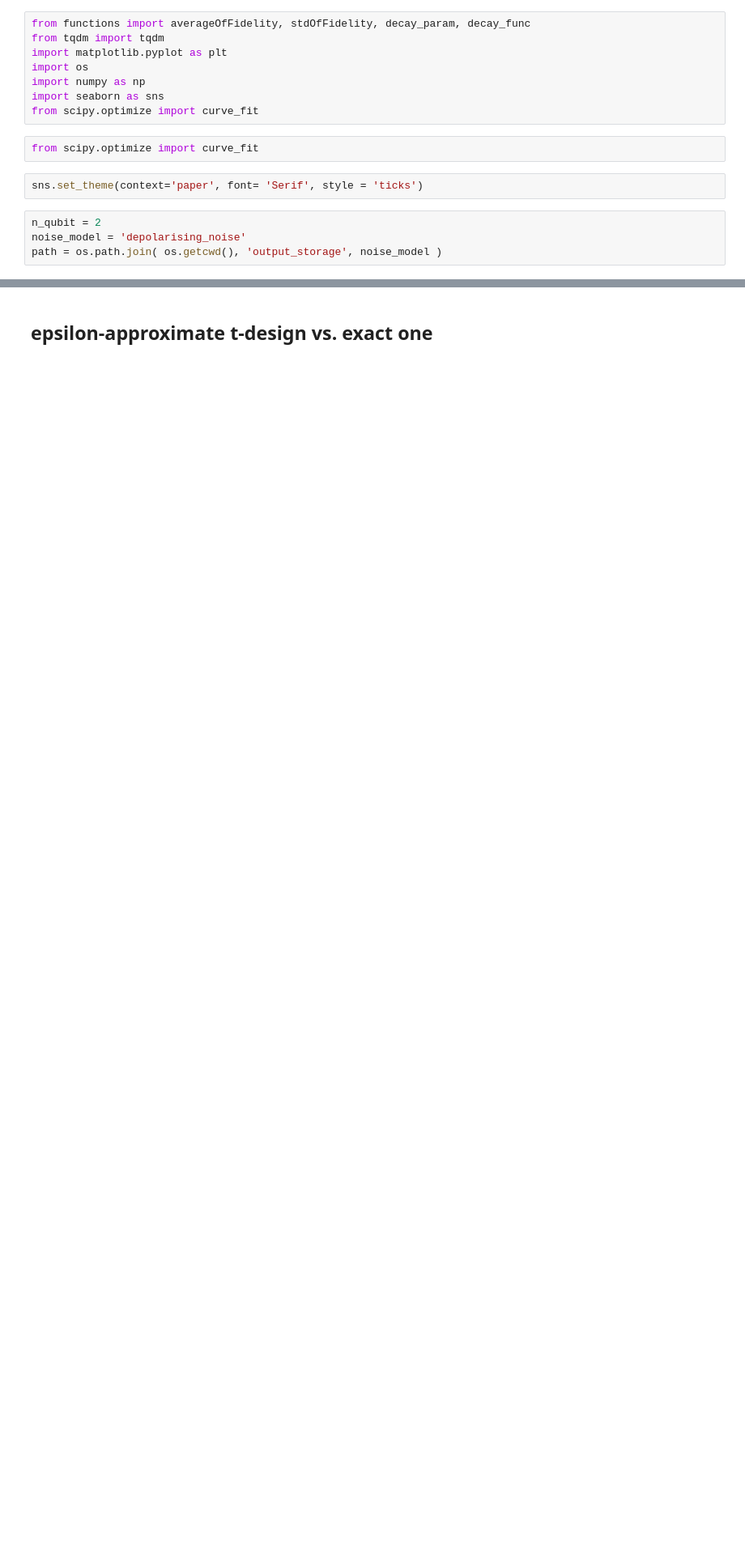
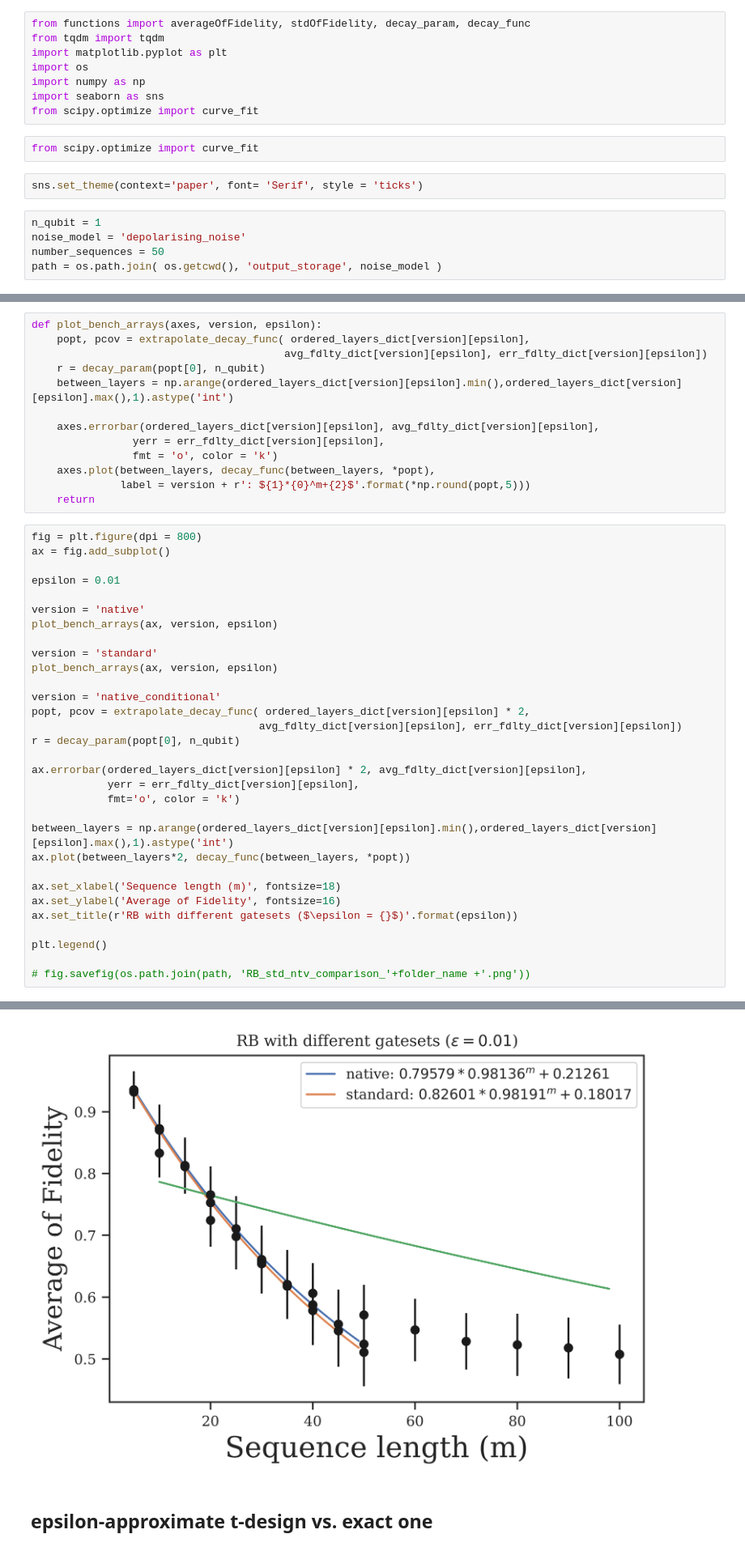
Before and after one commit to mmehrani/Randomized_Benchmarking_protocol, a Jupyter notebook: data_post_processing.ipynb, the cells around one changed output, grey strips where cells are left out. Shown at 81% size. Cells and saved outputs as stored; diff of their text form; blank space fills up the shorter version.

```diff
--- a/data_post_processing.ipynb
+++ b/data_post_processing.ipynb
@@ -13,7 +13,8 @@ from scipy.optimize import curve_fit
 # %%
 sns.set_theme(context='paper', font= 'Serif', style = 'ticks')
 # %%
-n_qubit = 2
+n_qubit = 1
 noise_model = 'depolarising_noise'
+number_sequences = 50
 path = os.path.join( os.getcwd(), 'output_storage', noise_model )
 # %%
@@ -48,0 +90,45 @@ for epsilon in [0.001,0.002,0.004,0.006,0.008]:
+# %%
+def plot_bench_arrays(axes, version, epsilon):
+    popt, pcov = extrapolate_decay_func( ordered_layers_dict[version][epsilon],
+                                        avg_fdlty_dict[version][epsilon], err_fdlty_dict[version][epsilon])
+    r = decay_param(popt[0], n_qubit)
+    between_layers = np.arange(ordered_layers_dict[version][epsilon].min(),ordered_layers_dict[version][epsilon].max(),1).astype('int')
+
+    axes.errorbar(ordered_layers_dict[version][epsilon], avg_fdlty_dict[version][epsilon],
+                yerr = err_fdlty_dict[version][epsilon],
+                fmt = 'o', color = 'k')
+    axes.plot(between_layers, decay_func(between_layers, *popt),
+              label = version + r': ${1}*{0}^m+{2}$'.format(*np.round(popt,5)))
+    return
+# %%
+fig = plt.figure(dpi = 800)
+ax = fig.add_subplot()
+
+epsilon = 0.01
+
+version = 'native'
+plot_bench_arrays(ax, version, epsilon)
+
+version = 'standard'
+plot_bench_arrays(ax, version, epsilon)
+
+version = 'native_conditional'
+popt, pcov = extrapolate_decay_func( ordered_layers_dict[version][epsilon] * 2,
+                                    avg_fdlty_dict[version][epsilon], err_fdlty_dict[version][epsilon])
+r = decay_param(popt[0], n_qubit)
+
+ax.errorbar(ordered_layers_dict[version][epsilon] * 2, avg_fdlty_dict[version][epsilon],
+            yerr = err_fdlty_dict[version][epsilon],
+            fmt='o', color = 'k')
+
+between_layers = np.arange(ordered_layers_dict[version][epsilon].min(),ordered_layers_dict[version][epsilon].max(),1).astype('int')
+ax.plot(between_layers*2, decay_func(between_layers, *popt))
+
+ax.set_xlabel('Sequence length (m)', fontsize=18)
+ax.set_ylabel('Average of Fidelity', fontsize=16)
+ax.set_title(r'RB with different gatesets ($\epsilon = {}$)'.format(epsilon))
+
+plt.legend()
+
+# fig.savefig(os.path.join(path, 'RB_std_ntv_comparison_'+folder_name +'.png'))
+# %% [output]
@@ -49,3 +136,4 @@ for epsilon in [0.001,0.002,0.004,0.006,0.008]:
+[figure, added]
 # %% [markdown]
 ## epsilon-approximate t-design vs. exact one
 # %%
```
Also changed, not shown: parts of 9 cells of this notebook, 1 other file.
